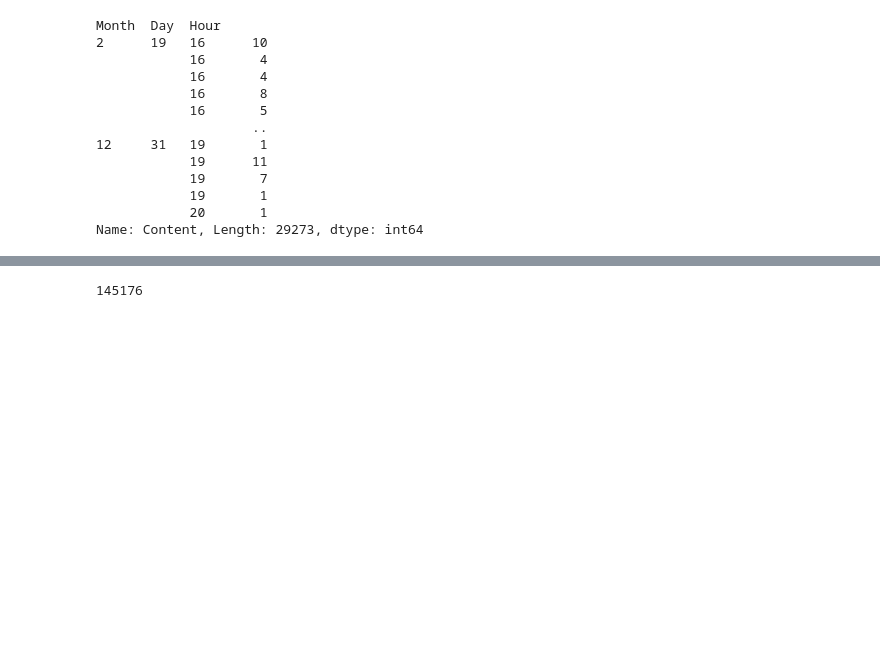
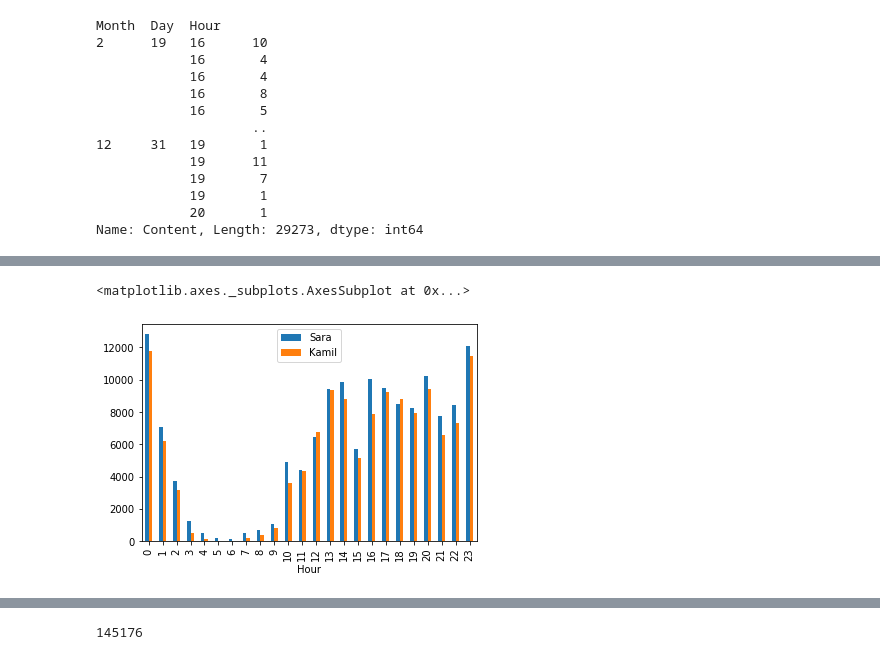
Before and after one commit to kamilkuzniak/WhatsApp-analyzer, a Jupyter notebook: Jupyter_testing.ipynb, the cells around one changed output, grey strips where cells are left out. Cells and saved outputs as stored; diff of their text form; code cells hidden in the pictures; blank space fills up the shorter version.

```diff
--- a/Jupyter_testing.ipynb
+++ b/Jupyter_testing.ipynb
@@ -1301,0 +1334,7 @@ Name: Word count, dtype: int64
+# %%
+words_sara_hour = chat_data.loc[2019][chat_data.loc[2019]['Content'] != '<Media omitted>\n'].xs('Sara', level='Person')['Content'].apply(lambda x: len(x.split()))
+words_sum_sara_hour = words_sara_hour.groupby('Hour').sum()
+words_kamil_hour = chat_data.loc[2019][chat_data.loc[2019]['Content'] != '<Media omitted>\n'].xs('Kamil Kuźniak', level='Person')['Content'].apply(lambda x: len(x.split()))
+words_sum_kamil_hour = words_kamil_hour.groupby('Hour').sum()
+words_by_hour = pd.DataFrame({'Sara': words_sum_sara_hour, 'Kamil': words_sum_kamil_hour})
+#words_by_hour = pd.DataFrame(words_by_hour.stack())
@@ -1301,0 +1377,5 @@ Name: Word count, dtype: int64
+# %%
+words_by_hour.plot.bar()
+# %% [output]
+<matplotlib.axes._subplots.AxesSubplot at 0x...>
+[figure, added]
```
Also changed, not shown: parts of 11 cells of this notebook, 2 other files.
